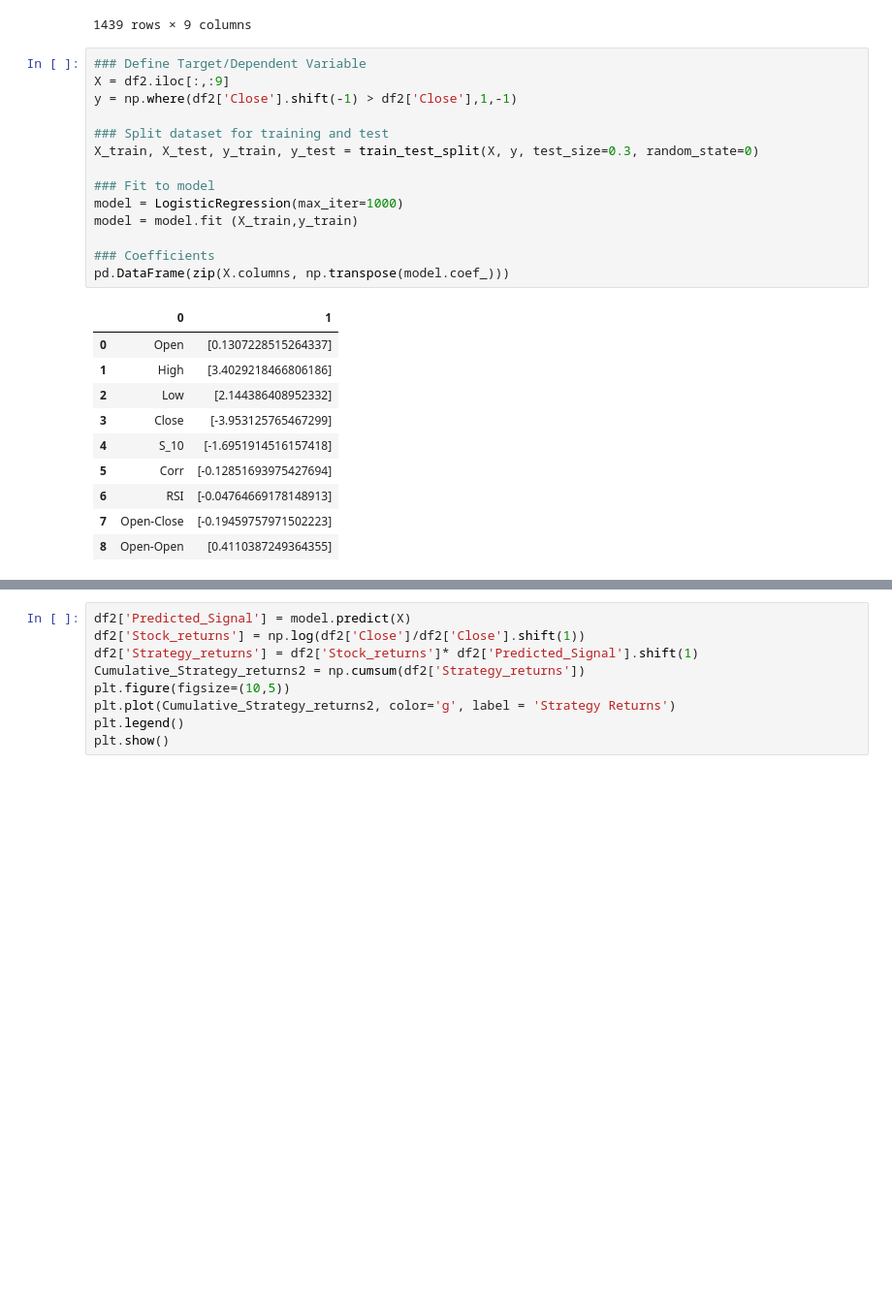
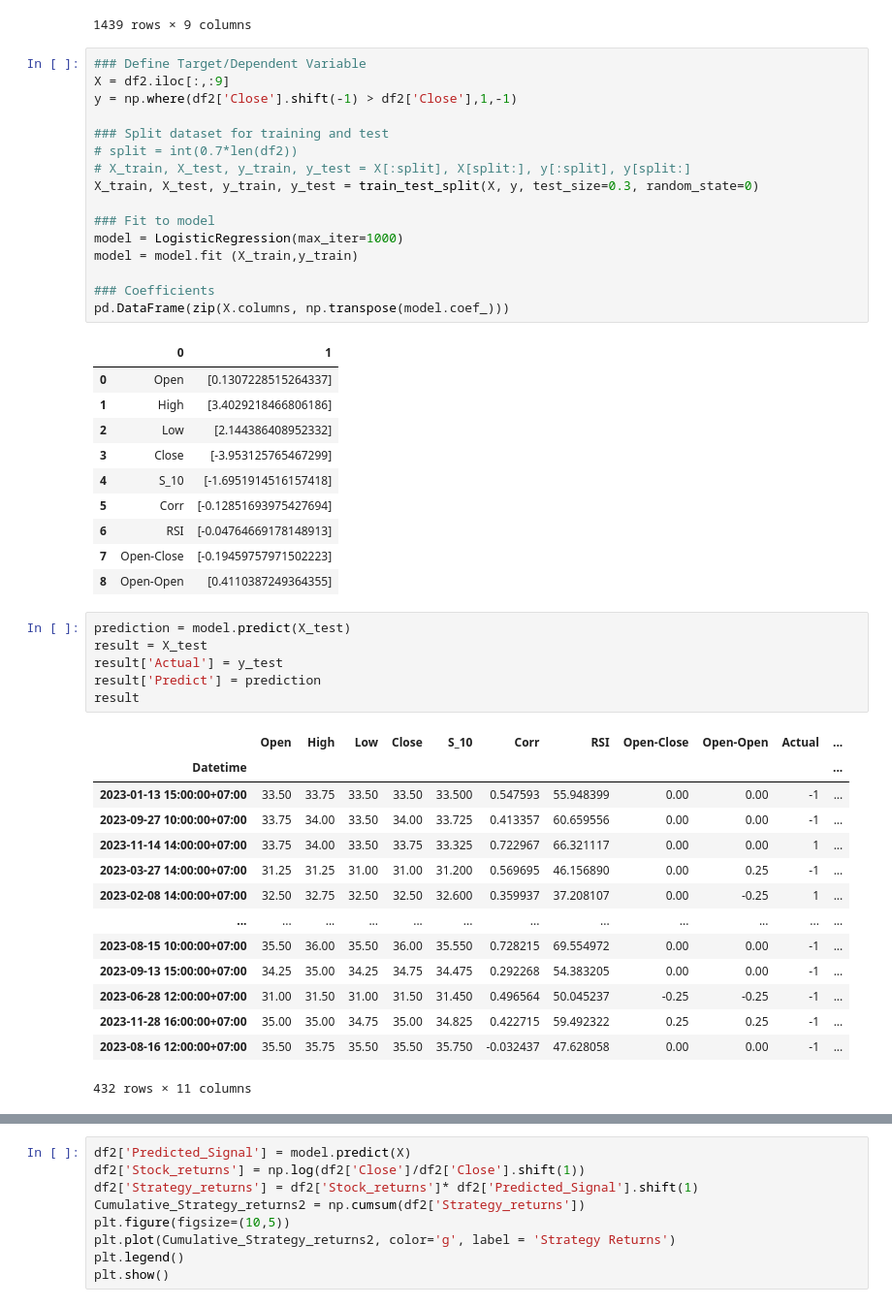
Before and after one commit to chayaphon/DADS6003, a Jupyter notebook: Classification/Logistic_Regression/stock_prediction.ipynb, the cells around one changed output, grey strips where cells are left out. Shown: that part at 97% size. Saved outputs shown, nothing was run; the diff lists cells and outputs as text; blank space fills up the shorter version.

```diff
--- a/Classification/Logistic_Regression/stock_prediction.ipynb
+++ b/Classification/Logistic_Regression/stock_prediction.ipynb
@@ -115,6 +145,8 @@ X = df2.iloc[:,:9]
 y = np.where(df2['Close'].shift(-1) > df2['Close'],1,-1)
 
 ### Split dataset for training and test
+# split = int(0.7*len(df2))
+# X_train, X_test, y_train, y_test = X[:split], X[split:], y[:split], y[split:]
 X_train, X_test, y_train, y_test = train_test_split(X, y, test_size=0.3, random_state=0)
 
 ### Fit to model
@@ -134,3 +166,24 @@ pd.DataFrame(zip(X.columns, np.transpose(model.coef_)))
 | 6 | RSI | [-0.04764669178148913] |
 | 7 | Open-Close | [-0.19459757971502223] |
 | 8 | Open-Open | [0.4110387249364355] |
+# %%
+prediction = model.predict(X_test)
+result = X_test
+result['Actual'] = y_test
+result['Predict'] = prediction
+result
+# %% [output]
+|  | Open | High | Low | Close | S_10 | Corr | RSI | Open-Close | Open-Open | Actual | ... |
+| Datetime |  |  |  |  |  |  |  |  |  |  | ... |
+| 2023-01-13 15:00:00+07:00 | 33.50 | 33.75 | 33.50 | 33.50 | 33.500 | 0.547593 | 55.948399 | 0.00 | 0.00 | -1 | ... |
+| 2023-09-27 10:00:00+07:00 | 33.75 | 34.00 | 33.50 | 34.00 | 33.725 | 0.413357 | 60.659556 | 0.00 | 0.00 | -1 | ... |
+| 2023-11-14 14:00:00+07:00 | 33.75 | 34.00 | 33.50 | 33.75 | 33.325 | 0.722967 | 66.321117 | 0.00 | 0.00 | 1 | ... |
+| 2023-03-27 14:00:00+07:00 | 31.25 | 31.25 | 31.00 | 31.00 | 31.200 | 0.569695 | 46.156890 | 0.00 | 0.25 | -1 | ... |
+| 2023-02-08 14:00:00+07:00 | 32.50 | 32.75 | 32.50 | 32.50 | 32.600 | 0.359937 | 37.208107 | 0.00 | -0.25 | 1 | ... |
+| ... | ... | ... | ... | ... | ... | ... | ... | ... | ... | ... | ... |
+| 2023-08-15 10:00:00+07:00 | 35.50 | 36.00 | 35.50 | 36.00 | 35.550 | 0.728215 | 69.554972 | 0.00 | 0.00 | -1 | ... |
+| 2023-09-13 15:00:00+07:00 | 34.25 | 35.00 | 34.25 | 34.75 | 34.475 | 0.292268 | 54.383205 | 0.00 | 0.00 | -1 | ... |
+| 2023-06-28 12:00:00+07:00 | 31.00 | 31.50 | 31.00 | 31.50 | 31.450 | 0.496564 | 50.045237 | -0.25 | -0.25 | -1 | ... |
+| 2023-11-28 16:00:00+07:00 | 35.00 | 35.00 | 34.75 | 35.00 | 34.825 | 0.422715 | 59.492322 | 0.25 | 0.25 | -1 | ... |
+| 2023-08-16 12:00:00+07:00 | 35.50 | 35.75 | 35.50 | 35.50 | 35.750 | -0.032437 | 47.628058 | 0.00 | 0.00 | -1 | ... |
+432 rows × 11 columns
```
Also changed, not shown: parts of 6 cells of this notebook.
